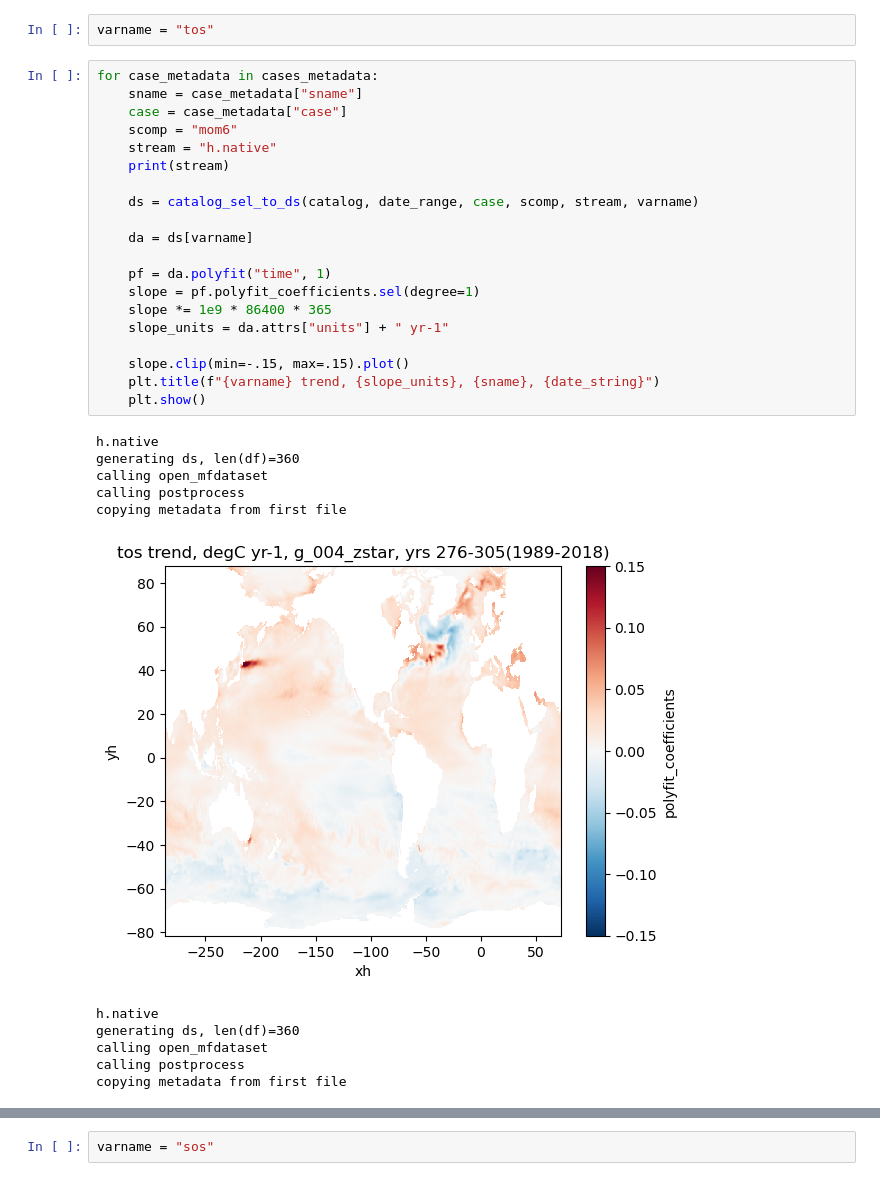
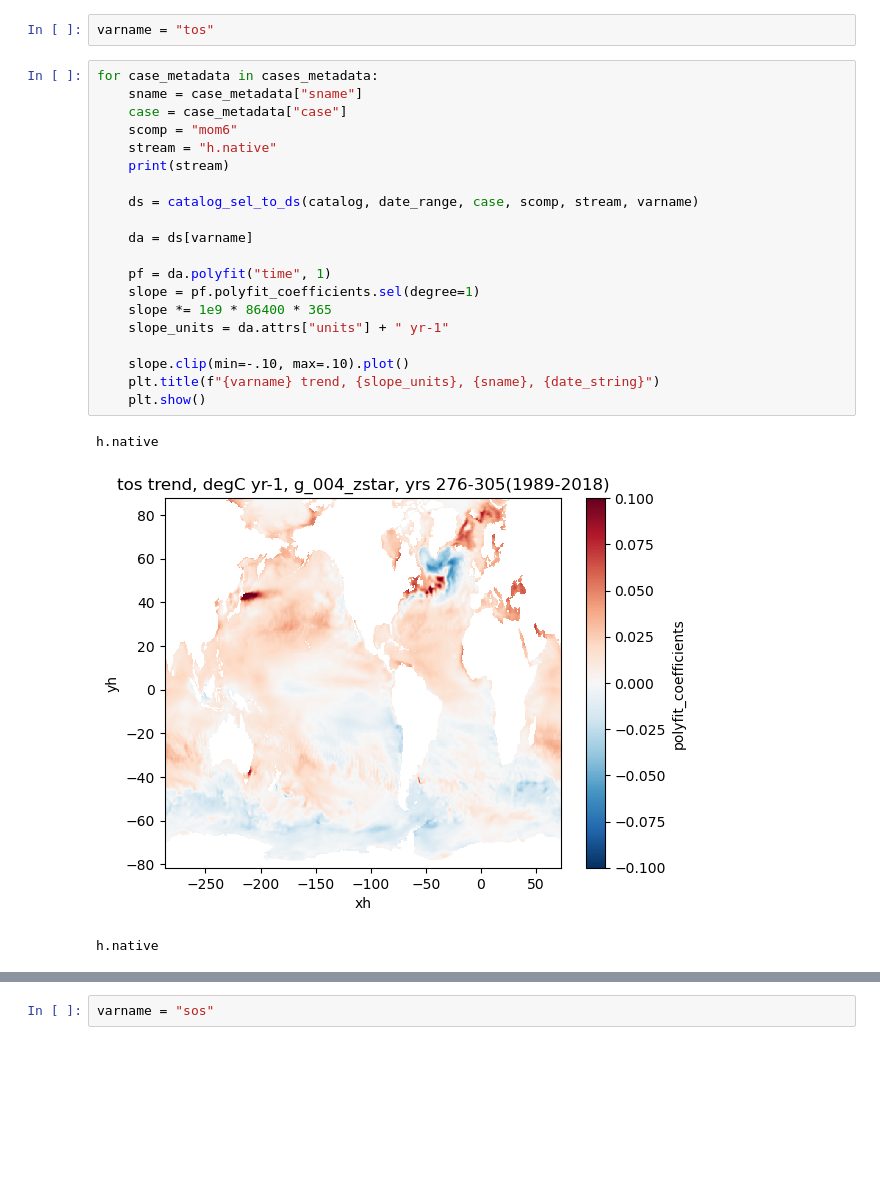
Before and after one commit to klindsay28/CESM_analysis_results, a Jupyter notebook: GMOM_zstar_vs_hybrid/cesm3_dev_trend_map.ipynb, the cells around one changed output, grey strips where cells are left out. Cells and saved outputs as stored; diff of their text form; blank space fills up the shorter version.

```diff
--- a/GMOM_zstar_vs_hybrid/cesm3_dev_trend_map.ipynb
+++ b/GMOM_zstar_vs_hybrid/cesm3_dev_trend_map.ipynb
@@ -112,32 +109,24 @@ varname = "tos"
 # %%
 for case_metadata in cases_metadata:
     sname = case_metadata["sname"]
     case = case_metadata["case"]
     scomp = "mom6"
     stream = "h.native"
     print(stream)
 
     ds = catalog_sel_to_ds(catalog, date_range, case, scomp, stream, varname)
 
     da = ds[varname]
 
     pf = da.polyfit("time", 1)
     slope = pf.polyfit_coefficients.sel(degree=1)
     slope *= 1e9 * 86400 * 365
     slope_units = da.attrs["units"] + " yr-1"
 
-    slope.clip(min=-.15, max=.15).plot()
+    slope.clip(min=-.10, max=.10).plot()
     plt.title(f"{varname} trend, {slope_units}, {sname}, {date_string}")
     plt.show()
 # %% [output]
 h.native
-generating ds, len(df)=360
-calling open_mfdataset
-calling postprocess
-copying metadata from first file
-[figure, old version]
+[figure, new version]
 h.native
-generating ds, len(df)=360
-calling open_mfdataset
-calling postprocess
-copying metadata from first file
```
Also changed, not shown: parts of 5 cells of this notebook.
